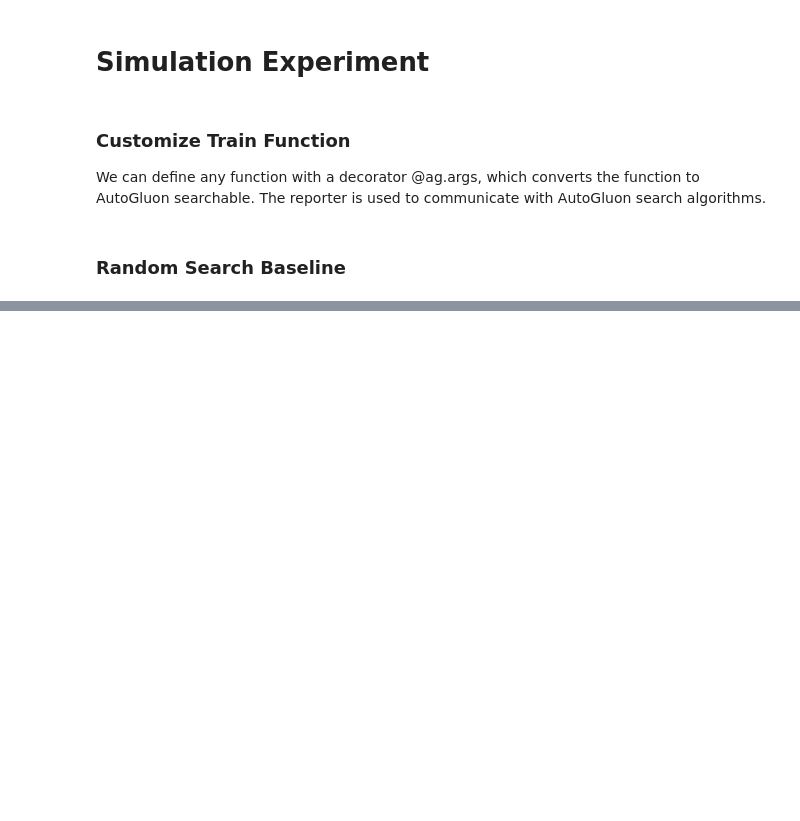
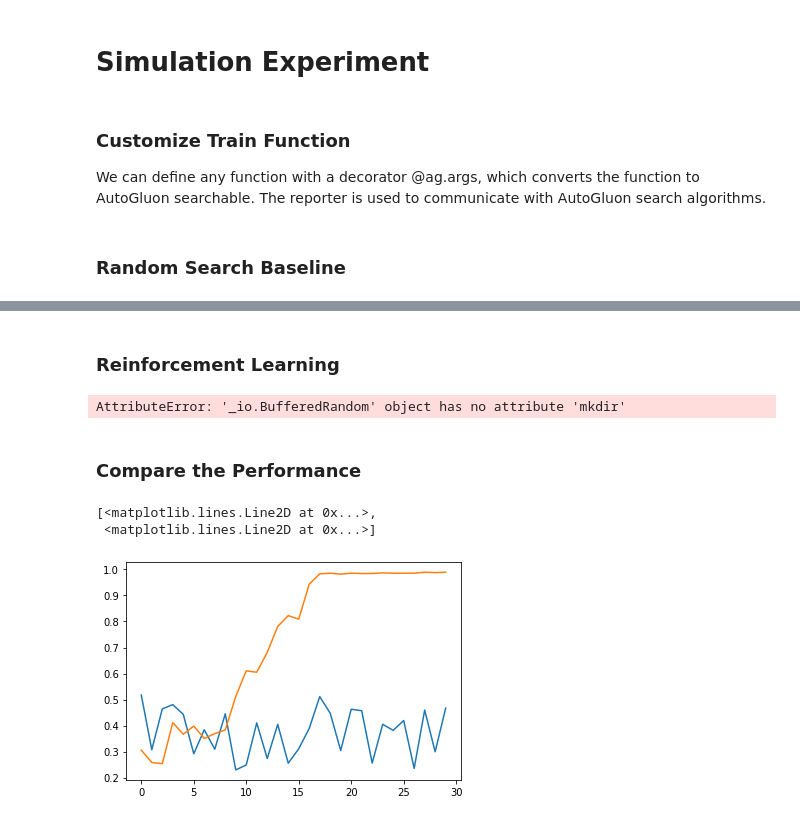
Before and after one commit to brianlan/nas, a Jupyter notebook: ag/random_vs_rl.ipynb, the cells around one changed output, grey strips where cells are left out. Saved outputs shown, nothing was run; the diff lists cells and outputs as text; code cells hidden in the pictures; blank space fills up the shorter version.

Commit message:
minor modification to random_vs_rl.ipynb

```diff
--- a/ag/random_vs_rl.ipynb
+++ b/ag/random_vs_rl.ipynb
@@ -77,0 +78,35 @@ ImportError: IProgress not found. Please update jupyter and ipywidgets. See http
+# %% [markdown]
+### Reinforcement Learning
+# %%
+import tempfile
+tmp_chkp_dir = tempfile.mkdtemp()
+
+rl_scheduler = ag.scheduler.RLScheduler(rl_simulation,
+                                        resource={'num_cpus': 1, 'num_gpus': 0},
+                                        num_trials=300,
+                                        reward_attr='accuracy',
+                                        controller_batch_size=4,
+                                        controller_lr=5e-3,
+                                        checkpoint=f'{tmp_chkp_dir}/checkerpoint.ag')
+rl_scheduler.run()
+rl_scheduler.join_jobs()
+print('Best config: {}, best reward: {}'.format(rl_scheduler.get_best_config(), rl_scheduler.get_best_reward()))
+# %% [output]
+AttributeError: '_io.BufferedRandom' object has no attribute 'mkdir'
+# %% [markdown]
+### Compare the Performance
+# %%
+# Get the result history
+results_rl = np.array([v[0]['accuracy'] for v in rl_scheduler.training_history.values()])
+results_random = np.array([v[0]['accuracy'] for v in random_scheduler.training_history.values()])
+
+# Average result every 10 trials
+results1 = results_random.reshape(-1, 10).mean(axis=1)
+results2 = results_rl.reshape(-1, 10).mean(axis=1)
+# %%
+# Plot the results
+plt.plot(range(len(results1)), results1, range(len(results2)), results2)
+# %% [output]
+[<matplotlib.lines.Line2D at 0x...>,
+ <matplotlib.lines.Line2D at 0x...>]
+[figure, added]
```
Also changed, not shown: parts of 1 cell of this notebook.
